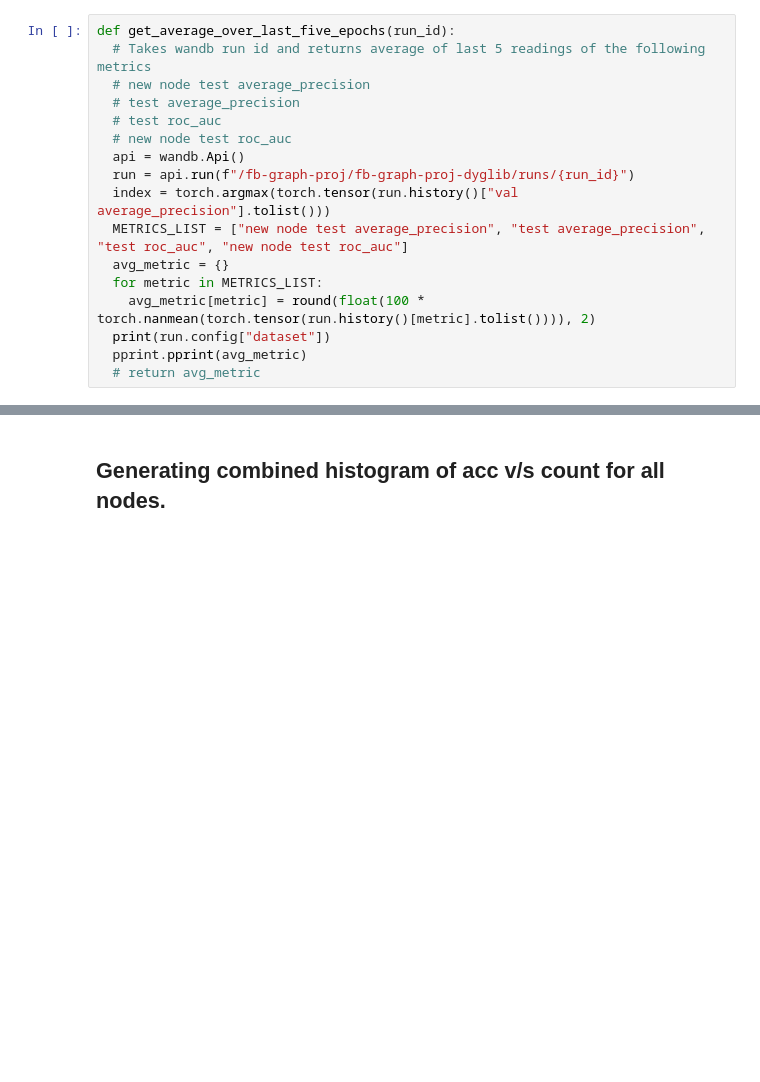
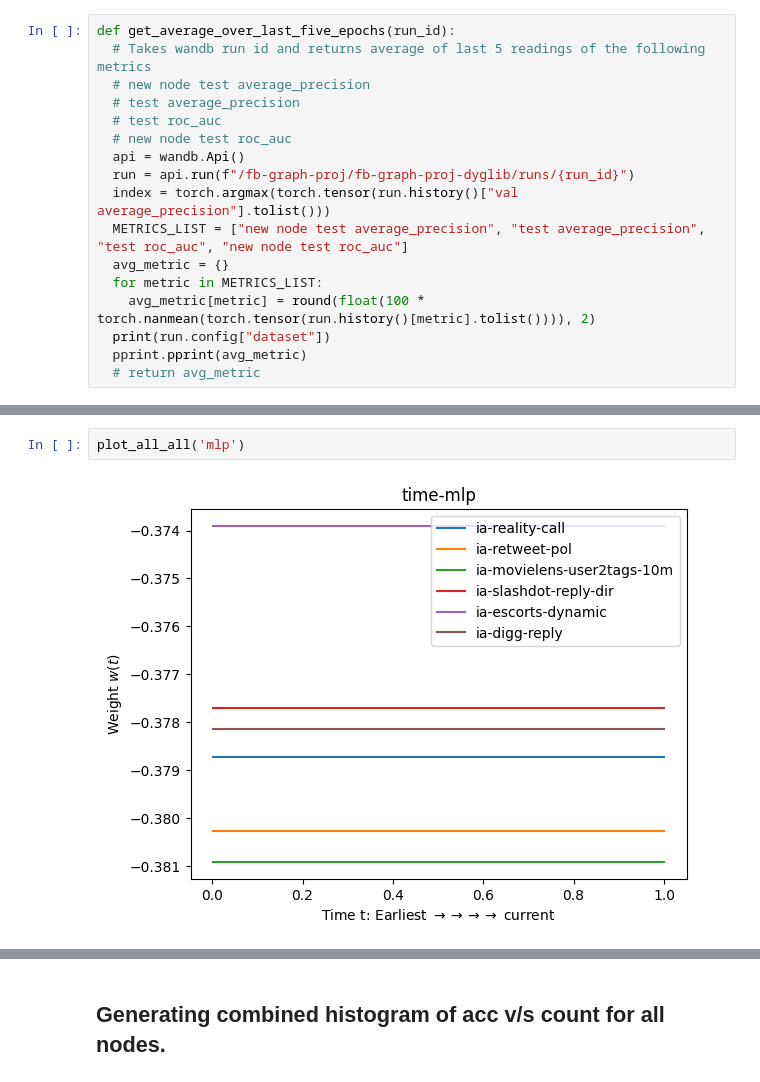
Before and after one commit to webster-781/DyGLib, a Jupyter notebook: scripts/result_processing.ipynb, the cells around one changed output, grey strips where cells are left out. Drawn from its saved outputs; the diff is of its cells as text; blank space fills up the shorter version.

```diff
--- a/scripts/result_processing.ipynb
+++ b/scripts/result_processing.ipynb
@@ -97,0 +171,4 @@ def get_average_over_last_five_epochs(run_id):
+# %%
+plot_all_all('mlp')
+# %% [output]
+[figure, added]
```
Also changed, not shown: parts of 8 cells of this notebook, 2 other files.
